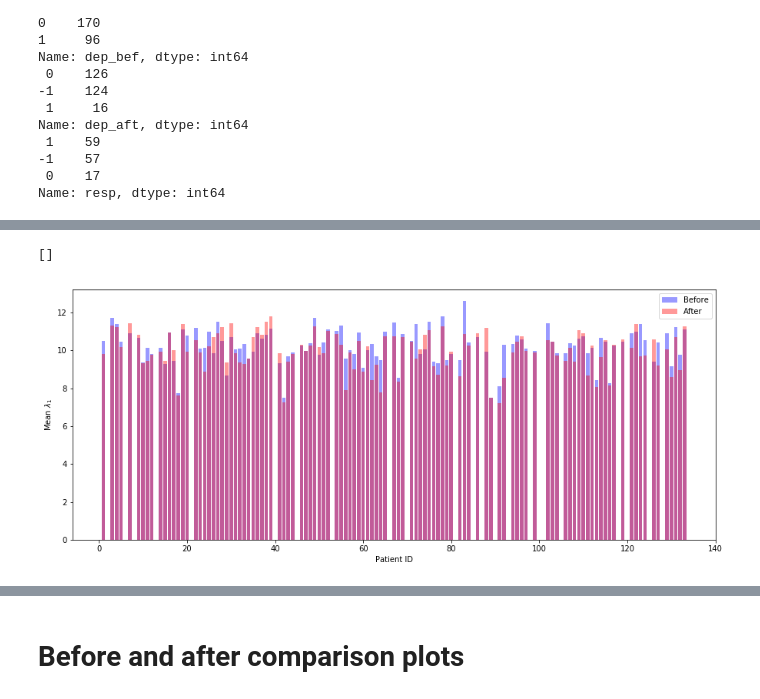
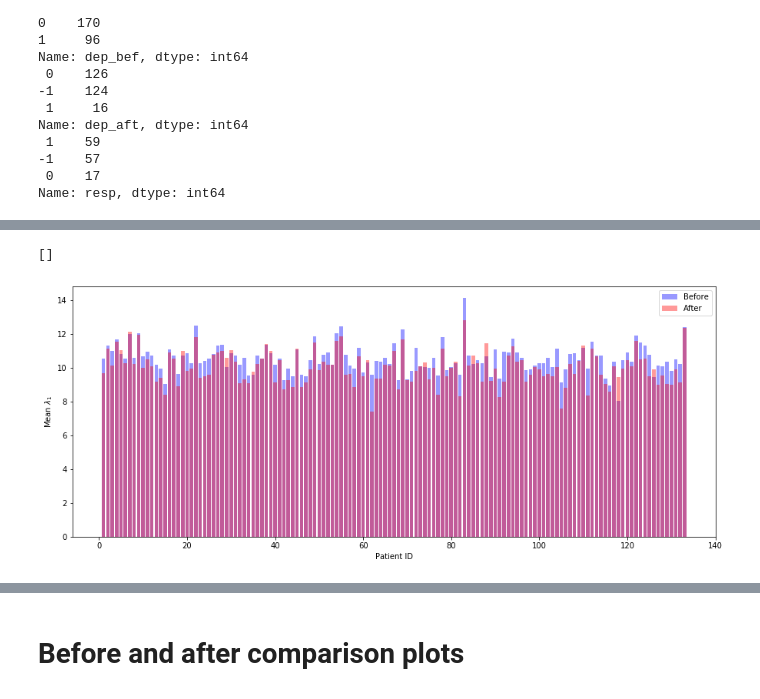
Before and after one commit to mirgee/thesis_project, a Jupyter notebook: notebooks/03-analyze-bef-aft.ipynb, the cells around one changed output, grey strips where cells are left out. Saved outputs shown, nothing was run; the diff lists cells and outputs as text; code cells hidden in the pictures.

```diff
--- a/notebooks/03-analyze-bef-aft.ipynb
+++ b/notebooks/03-analyze-bef-aft.ipynb
@@ -29,26 +29,15 @@ import numpy as np
 import seaborn as sns
 import matplotlib.pyplot as plt
 import os
+import sys
 import nolds
 import data
 import mne
 
-PROJ_ROOT = os.path.abspath(os.path.join(os.pardir))
-DATA_ROOT = os.path.abspath(os.path.join(PROJ_ROOT, 'data'))
-PROCESSED_ROOT = os.path.abspath(os.path.join(DATA_ROOT, 'processed'))
-RAW_ROOT = os.path.abspath(os.path.join(DATA_ROOT, 'raw'))
-LABELED_ROOT = os.path.abspath(os.path.join(DATA_ROOT, 'labeled'))
-DURATIONS_ROOT = os.path.abspath(os.path.join(DATA_ROOT, 'durations'))
-VISUAL_ROOT = os.path.abspath(os.path.join(DATA_ROOT, 'visual'))
-import sys
-sys.path.append(os.path.join(PROJ_ROOT, 'src'))
-CHANNEL_NAMES = ['FP1', 'FP2', 'F3', 'F4', 'C3', 'C4', 'P3', 'P4', 'O1', 'O2',
-                 'F7', 'F8', 'T3', 'T4', 'T5', 'T6', 'Fz', 'Cz', 'Pz']
-META_COLUMN_NAMES = ['freq', 'RESP_4W', 'RESP_FIN', 'REMISE_FIN', 'AGE', 'SEX', 'M_1',
-       'M_4', 'M_F', 'délka léčby', 'lék 1', 'lék 2', 'lék 3', 'lék 4']
+from config import *
+
 EXTRA = ['age', 'sex', 'sc_bef', 'sc_aft']
-META_FILE_NAME = 'DEP-POOL_Final_144.xlsx'
-meta_df = pd.read_excel(os.path.join(RAW_ROOT, META_FILE_NAME), index_col='ID', names=META_COLUMN_NAMES)
+meta_df = pd.read_excel(os.path.join(RAW_ROOT, META_FILE_NAME), names=META_COLUMN_NAMES)
 
 raw_fif = mne.io.read_raw_fif(os.path.join(PROCESSED_ROOT, '1a.fif'))
 t = pd.DataFrame(raw_fif.get_data())
@@ -134,29 +123,21 @@ def prepare_dfs(col='lyap', kind='processed'):
     df = pd.read_pickle(os.path.join(LABELED_ROOT, kind, col, f'training_{col}.pkl'))
     df_bef = pd.read_pickle(os.path.join(LABELED_ROOT, kind, col, f'{col}_bef.pkl'))
     df_aft = pd.read_pickle(os.path.join(LABELED_ROOT, kind, col, f'{col}_aft.pkl'))
-    df.columns = df.columns.droplevel(1)
-    df_aft.columns = df_aft.columns.droplevel(1)
     return df, df.loc[(slice(None),'a'),:], df.loc[(slice(None), 'b'), :]
 
 def prepare_resp_non(col='lyap'):
     df, df_bef, df_aft = prepare_dfs(col)
-    df = df.join(metapkl)
     df_resp = df[df['resp']==1]
-    df_non = df[df['resp']==-1]
-    # df_resp.columns = df_resp.columns.droplevel(0)
-    # df_non.columns = df_non.columns.droplevel(0)
+    df_non = df[df['resp']==0]
     return df_resp, df_non
 
 def prepare_dep_nond(col='lyap'):
     df, df_bef, df_aft = prepare_dfs(col)
-    df = df.join(metapkl)
     df_dep = df[df['dep']==1]
     df_nond = df[df['dep']==-1]
-    # l = max(len(df_dep), len(df_nond))
-    # df_resp.columns = df_resp.columns.droplevel(0)
-    # df_non.columns = df_non.columns.droplevel(0)
     return df_dep, df_nond
 
 df, df_bef, df_aft = prepare_dfs('lyap')
 df_resp, df_non = prepare_resp_non('lyap')
 df_dep, df_nond = prepare_dep_nond('lyap')
+df_bef
@@ -185,29 +164,33 @@ df_bef
 # %%
+def get_means_bef_aft(df_bef, df_aft):
+    joined = df_bef.join(df_aft, lsuffix='a', rsuffix='b')
+    filter_col_a = [col for col in joined.columns if col.endswith('a')]
+    means_bef = joined[filter_col_a].mean(1)
+    filter_col_b = [col for col in joined.columns if col.endswith('b')]
+    means_aft = joined[filter_col_b].mean(1)
+    return means_bef, means_aft
+
 df, df_bef, df_aft = prepare_dfs('lyap')
 df_bef.index = df_bef.index.droplevel(1)
 df_aft.index = df_aft.index.droplevel(1)
 
-joined = df_bef.join(df_aft, lsuffix='a', rsuffix='b')
-filter_col_a = [col for col in joined.columns if col.endswith('a')]
-means_bef = joined[filter_col_a].mean(1)
-filter_col_b = [col for col in joined.columns if col.endswith('b')]
-means_aft = joined[filter_col_b].mean(1)
+means_bef, means_aft = get_means_bef_aft(df_bef, df_aft)
 diffs = np.abs(means_bef-means_aft)
 
 bar_width = 0.8
 opacity = 0.4
 fig, ax = plt.subplots(1, 1, figsize=(15,6))
 ax.bar(means_bef.index, means_bef, bar_width, label='Before', alpha=opacity, color='b')
 ax.bar(means_aft.index, means_aft, bar_width, label='After', alpha=opacity, color='r')
 # ax.set_ylim([7.0, 13])
 # ax.set_xlim([0, 134])
 ax.set_xlabel('Patient ID')
 ax.set_ylabel(rf'Mean $\lambda_1$')
 ax.legend()
 plt.plot()
 # %% [output]
 []
-[figure, old version]
+[figure, new version]
 # %%
 bar_width = 0.8
 opacity = 0.4
```
Also changed, not shown: parts of 13 cells of this notebook, 1 other file.
